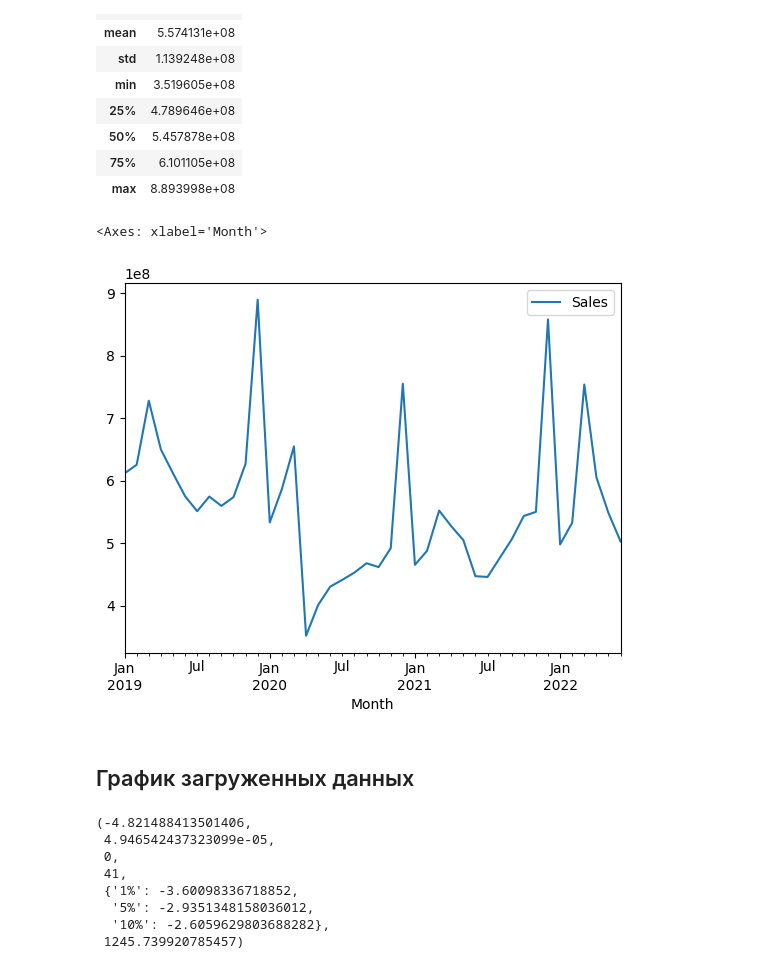
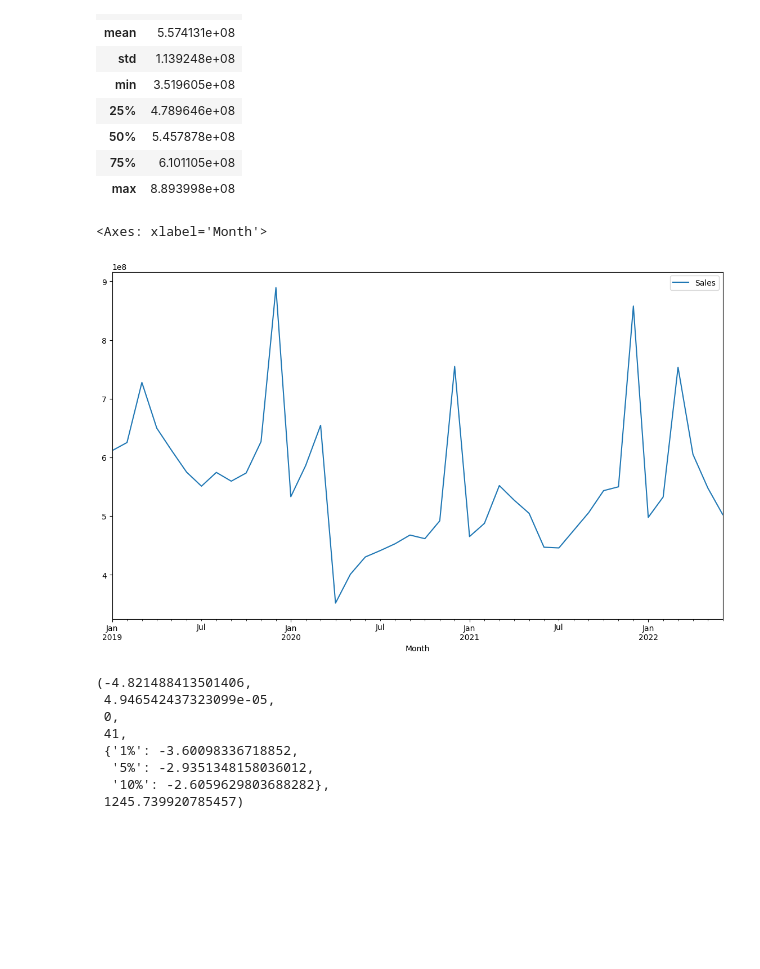
Before and after one commit to OriginalModo/FORECAST_TESTT, a Jupyter notebook: FORECAST_TEST.ipynb, the cells around one changed output. Saved outputs shown, nothing was run; the diff lists cells and outputs as text; code cells hidden in the pictures; blank space fills up the shorter version.

Commit message:
Добавил Графики

```diff
--- a/FORECAST_TEST.ipynb
+++ b/FORECAST_TEST.ipynb
@@ -104,12 +104,10 @@ df.describe()
 | 75% | 6.101105e+08 |
 | max | 8.893998e+08 |
 # %%
-df.plot()
+df.plot(figsize=(14,8))
 # %% [output]
 <Axes: xlabel='Month'>
-[figure, old version]
+[figure, new version]
-# %% [markdown]
-## График загруженных данных
 # %%
 adfuller(df['Sales'])
 # %% [output]
```
Also changed, not shown: parts of 9 cells of this notebook, 8 other files.
